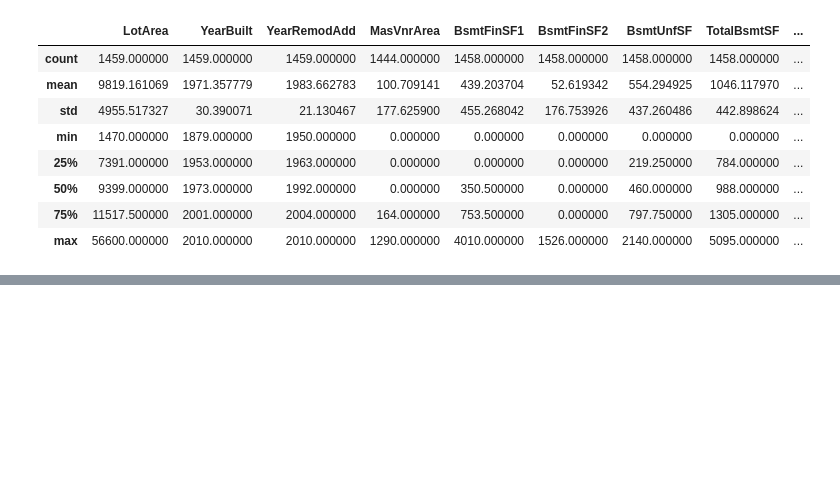
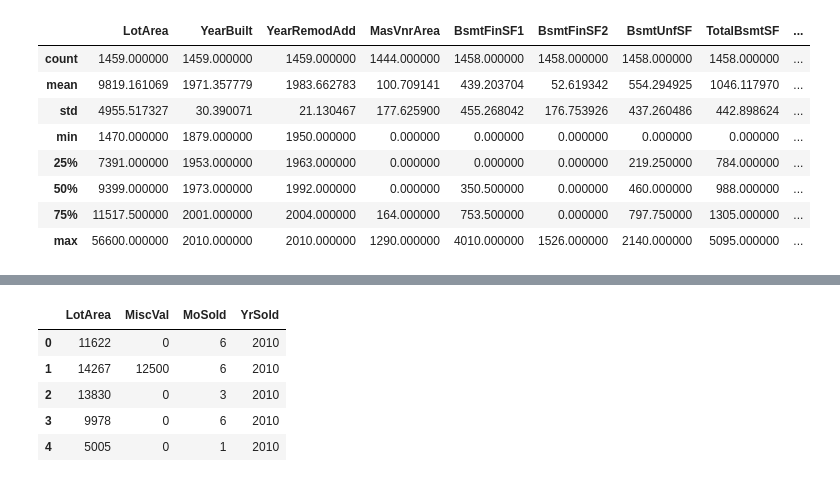
Before and after one commit to mayurijoshi106/mayuri_INFO5731_spring2020, a Jupyter notebook: INFO5731_Assignment_Four_MJ.ipynb, the cells around one changed output, grey strips where cells are left out. Cells and saved outputs as stored; diff of their text form; code cells hidden in the pictures; blank space fills up the shorter version.

```diff
--- a/INFO5731_Assignment_Four_MJ.ipynb
+++ b/INFO5731_Assignment_Four_MJ.ipynb
@@ -187,0 +246,10 @@ KeyError: ignored
+# %%
+sf_test = sf_test[['LotArea', 'MiscVal', 'MoSold', 'YrSold']]
+sf_test.head()
+# %% [output]
+|  | LotArea | MiscVal | MoSold | YrSold |
+| 0 | 11622 | 0 | 6 | 2010 |
+| 1 | 14267 | 12500 | 6 | 2010 |
+| 2 | 13830 | 0 | 3 | 2010 |
+| 3 | 9978 | 0 | 6 | 2010 |
+| 4 | 5005 | 0 | 1 | 2010 |
```
Also changed, not shown: parts of 19 cells of this notebook.
